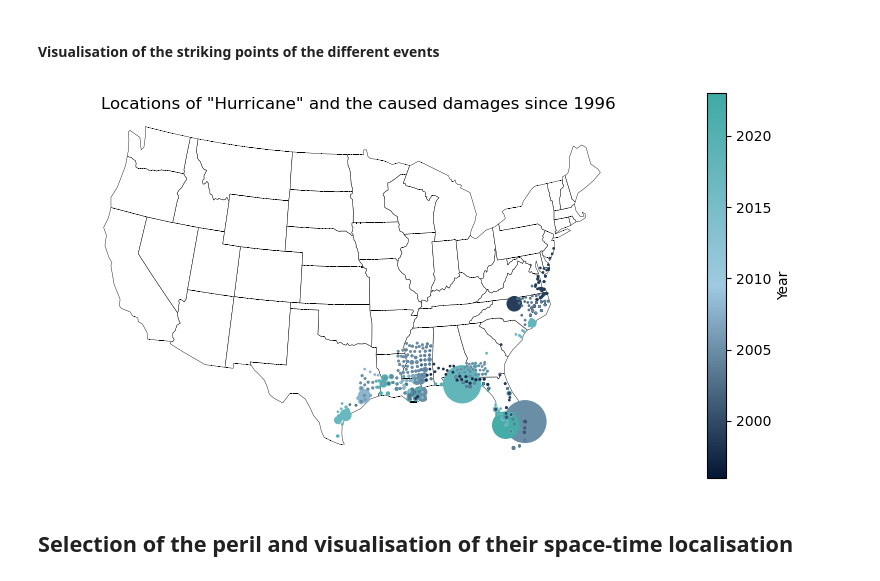
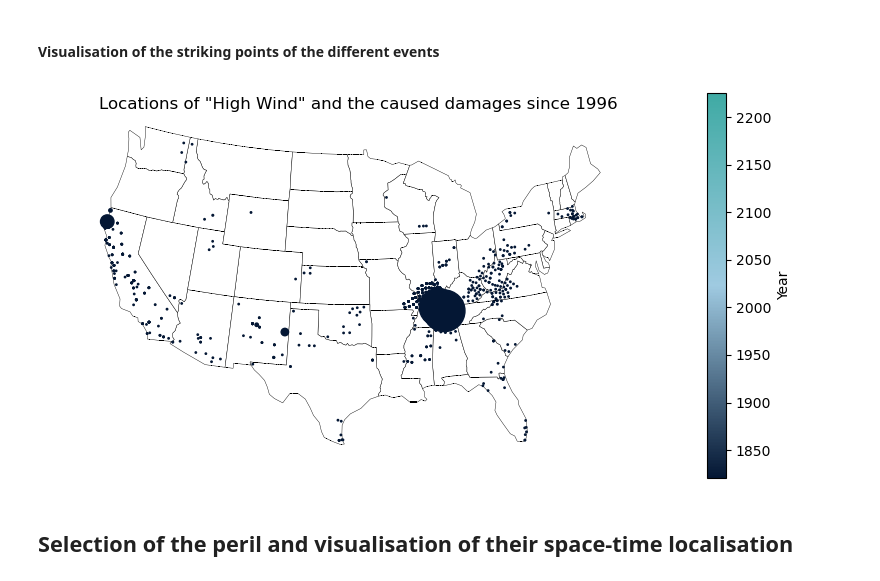
Before and after one commit to EtienneCap/USHazardModelling, a Jupyter notebook: Notebooks/exploratory_data_analysis.ipynb, the cells around one changed output. Cells and saved outputs as stored; diff of their text form; code cells hidden in the pictures.

```diff
--- a/Notebooks/exploratory_data_analysis.ipynb
+++ b/Notebooks/exploratory_data_analysis.ipynb
@@ -334,7 +334,7 @@ storm_data_geocoded = gpd.GeoDataFrame(storm_data[['EPISODE_ID', 'EVENT_ID', 'ST
        'END_AZIMUTH', 'END_LOCATION', 'BEGIN_LAT', 'BEGIN_LON', 'END_LAT',
        'END_LON', 'EPISODE_NARRATIVE', 'EVENT_NARRATIVE', 'DATA_SOURCE',
        'INFLATION_INDEX', 'EVENT_CAT', 'DISCOUNT_DAMAGE_PROPERTY',
-       'DISCOUNT_DAMAGE_CROPS', 'INJURIES_TOTAL', 'DEATHS_TOTAL', "lat", "long"]], geometry=begin_points)
+       'DISCOUNT_DAMAGE_CROPS', "lat", "long"]], geometry=begin_points)
 # storm_data_geocoded = storm_data_geocoded.loc[(storm_data_geocoded["BEGIN_LAT"] == storm_data_geocoded["BEGIN_LAT"]) & (storm_data_geocoded["BEGIN_LON"] == storm_data_geocoded["BEGIN_LON"])]
 
 storm_data_geocoded = storm_data_geocoded.loc[(storm_data_geocoded["lat"] == storm_data_geocoded["lat"]) & (storm_data_geocoded["long"] == storm_data_geocoded["long"])]
@@ -343,27 +343,27 @@ storm_data_geocoded = storm_data_geocoded.loc[(storm_data_geocoded["lat"] == sto
 # %%
 path = gplt.datasets.get_path("contiguous_usa")
 contiguous_usa = gpd.read_file(path)
 
-event_cat = "Hurricane"
+event_cat = "High Wind"
 
 cmap = clr.LinearSegmentedColormap.from_list('custom blue', ['#041734',"#9FCAE1", '#3FAAA4'], N=256) #9FCAE1
 
 ax = gplt.polyplot(contiguous_usa, projection=gcrs.AlbersEqualArea(), linewidth = 0.3, facecolor='white', edgecolor ="k", figsize = (10,10))
 
-gplt.pointplot(storm_data_geocoded.loc[(storm_data_geocoded["EVENT_CAT"] == event_cat) & (storm_data_geocoded["YEAR"] > 1995) & (storm_data_geocoded["DISCOUNT_DAMAGE_PROPERTY"] != 0)],
+gplt.pointplot(storm_data_geocoded.loc[(storm_data_geocoded["EVENT_CAT"] == event_cat) & (storm_data_geocoded["YEAR"] == 2023) & (storm_data_geocoded["DISCOUNT_DAMAGE_PROPERTY"] != 0)],
                 ax=ax,
                 extent=contiguous_usa.total_bounds,
                 projection=gcrs.AlbersEqualArea(),
                 hue = "YEAR", scale = "DISCOUNT_DAMAGE_PROPERTY", legend = True, legend_var = "hue",
                 legend_kwargs={"shrink": 0.5, "label": "Year"},
                 limits = (1, 30),
                 cmap = cmap)
 
 
 plt.title(f'Locations of "{event_cat}" and the caused damages since 1996');
 # Colorscaling acording to the year and size according to the extent of the damages
 # %% [output]
-[figure, old version]
+[figure, new version]
 # %% [markdown]
 ## Selection of the peril and visualisation of their space-time localisation
 # %%
```
Also changed, not shown: parts of 9 cells of this notebook, 5 other files.
